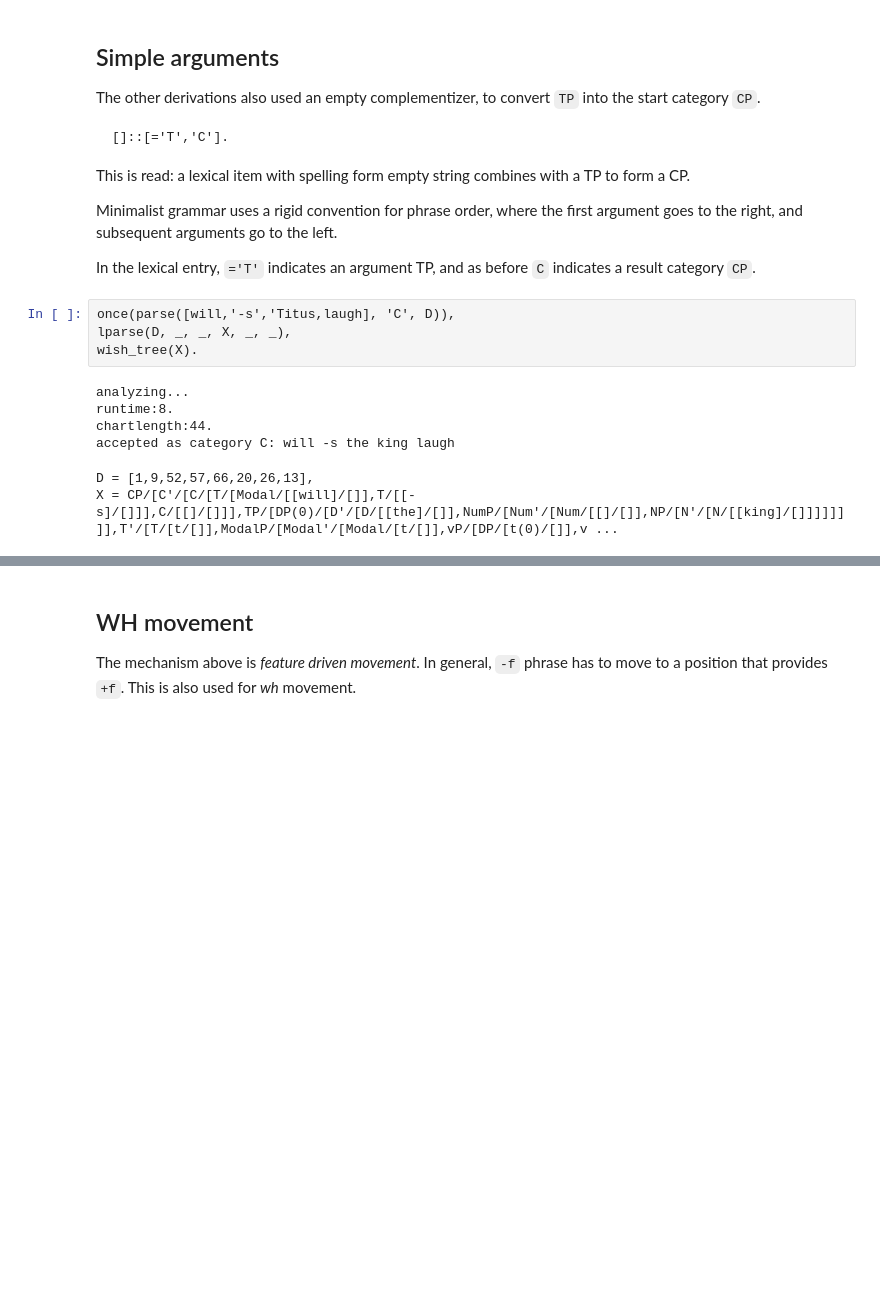
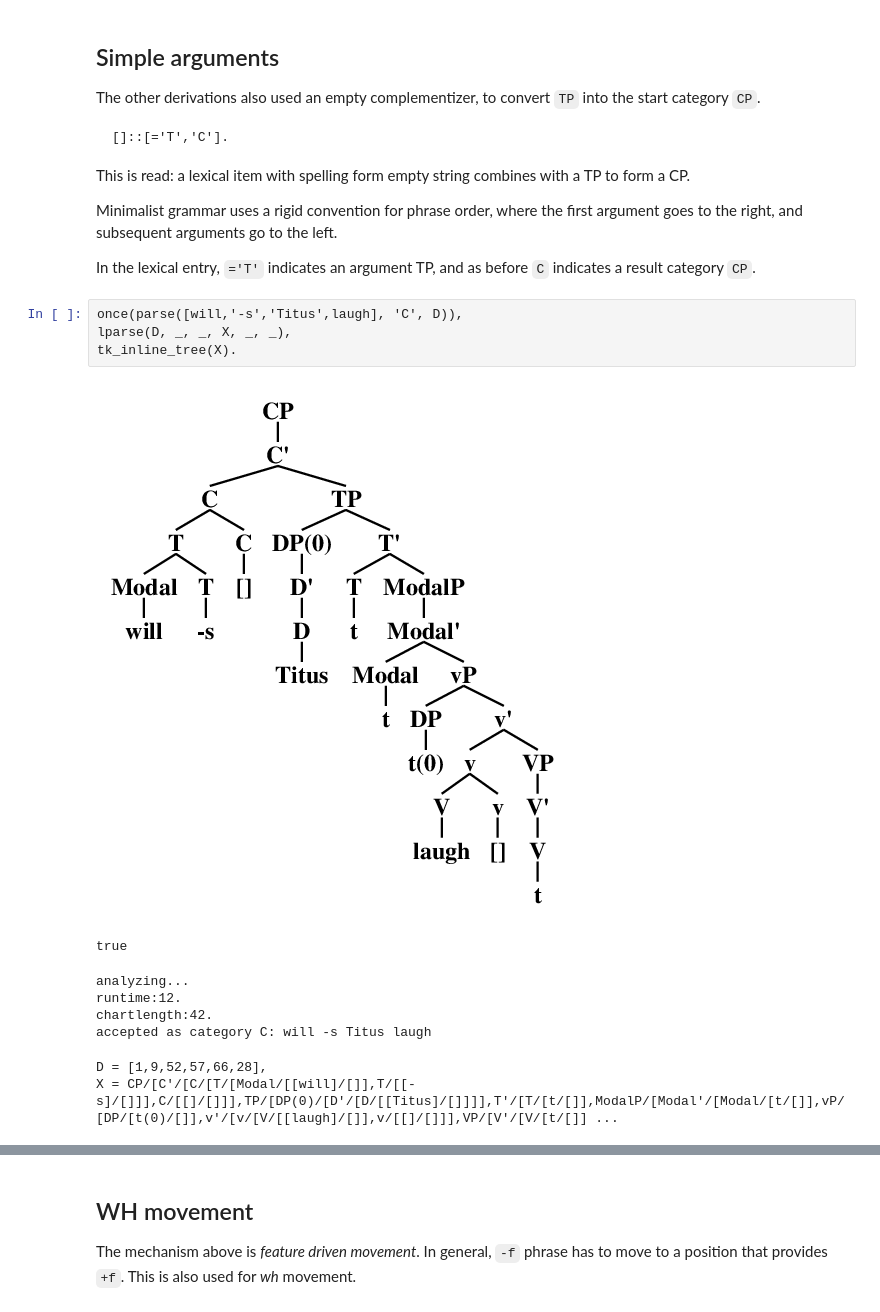
Before and after one commit to MatsRooth/mg, a Jupyter notebook: notebook/lecture12.ipynb, the cells around one changed output, grey strips where cells are left out. Drawn from its saved outputs; the diff is of its cells as text; blank space fills up the shorter version.

```diff
--- a/notebook/lecture12.ipynb
+++ b/notebook/lecture12.ipynb
@@ -219,16 +169,18 @@ Minimalist grammar uses a rigid convention for phrase order, where the first arg
 
 In the lexical entry, `='T'` indicates an argument TP, and as before `C` indicates a result category `CP`.
 # %%
-once(parse([will,'-s','Titus,laugh], 'C', D)),
+once(parse([will,'-s','Titus',laugh], 'C', D)),
 lparse(D, _, _, X, _, _),
-wish_tree(X).
+tk_inline_tree(X).
 # %% [output]
+[figure, added]
-analyzing...
-runtime:8.
-chartlength:44.
-accepted as category C: will -s the king laugh
+true
-D = [1,9,52,57,66,20,26,13],
-X = CP/[C'/[C/[T/[Modal/[[will]/[]],T/[[-s]/[]]],C/[[]/[]]],TP/[DP(0)/[D'/[D/[[the]/[]],NumP/[Num'/[Num/[[]/[]],NP/[N'/[N/[[king]/[]]]]]]]],T'/[T/[t/[]],ModalP/[Modal'/[Modal/[t/[]],vP/[DP/[t(0)/[]],v ...
+analyzing...
+runtime:12.
+chartlength:42.
+accepted as category C: will -s Titus laugh
+D = [1,9,52,57,66,28],
+X = CP/[C'/[C/[T/[Modal/[[will]/[]],T/[[-s]/[]]],C/[[]/[]]],TP/[DP(0)/[D'/[D/[[Titus]/[]]]],T'/[T/[t/[]],ModalP/[Modal'/[Modal/[t/[]],vP/[DP/[t(0)/[]],v'/[v/[V/[[laugh]/[]],v/[[]/[]]],VP/[V'/[V/[t/[]] ...
 # %% [markdown]
 ## DPs
 These are lexical entries for DPs. They are complete DPs by themselves, and have no arguments.
```
Also changed, not shown: parts of 33 cells of this notebook, 8 other files.
